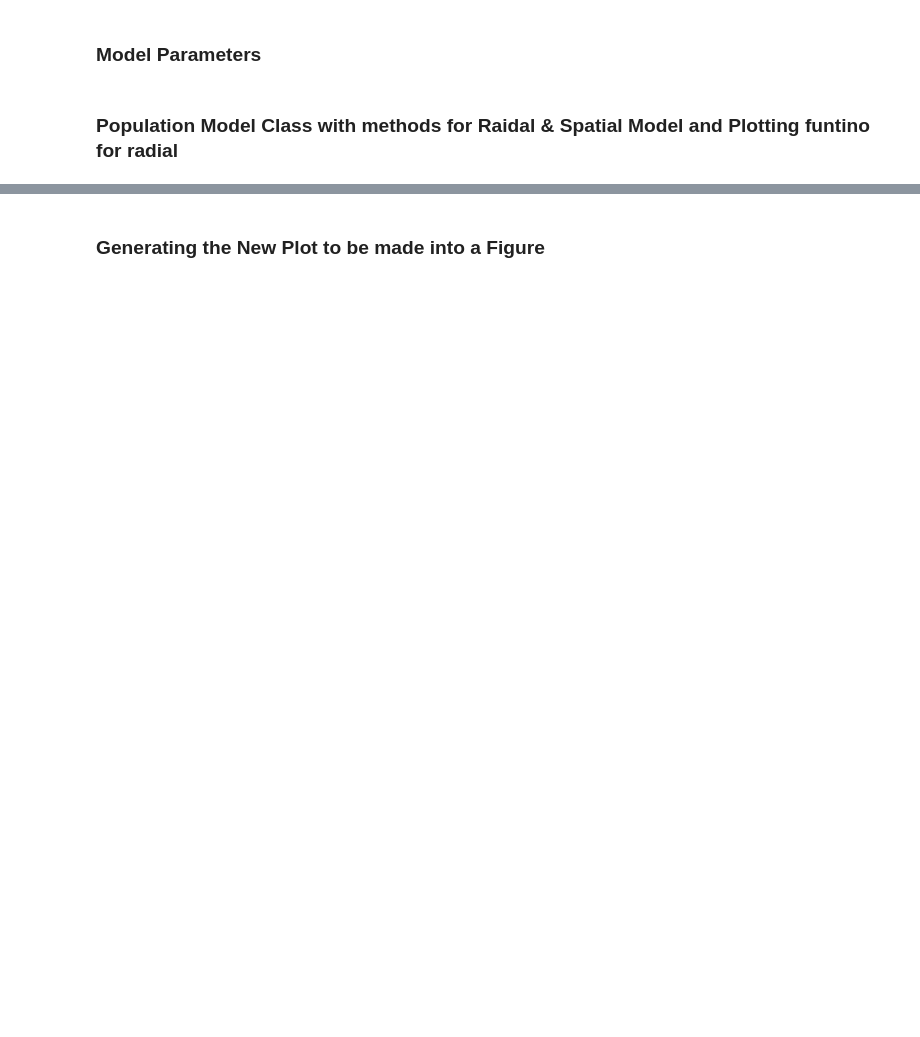
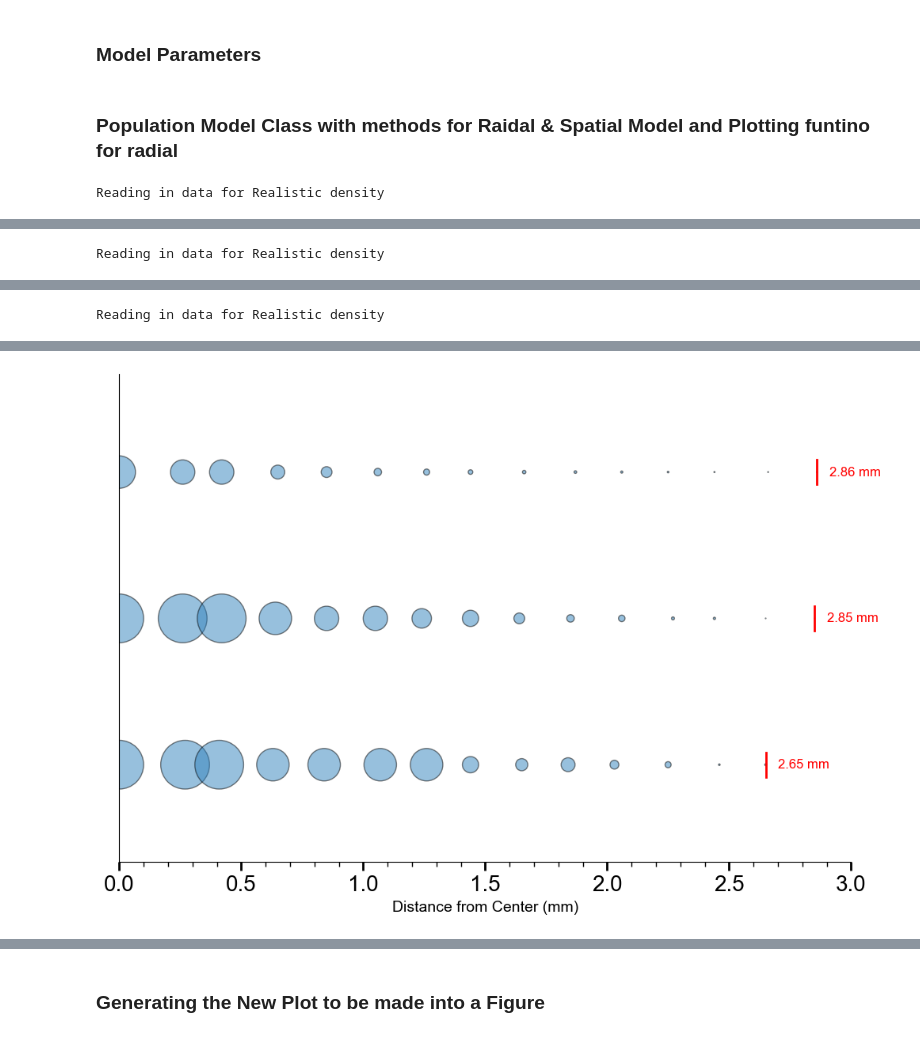
Before and after one commit to abhinavp5/NeuralEncodingModel, a Jupyter notebook: vf_popul_model.ipynb, the cells around one changed output, grey strips where cells are left out. Saved outputs shown, nothing was run; the diff lists cells and outputs as text; code cells hidden in the pictures; blank space fills up the shorter version.

Commit message:
update figures and improve smoothing methods in spatial plots

```diff
--- a/vf_popul_model.ipynb
+++ b/vf_popul_model.ipynb
@@ -1135,0 +1137,4 @@ class VF_Population_Model:
+# %%
+VF_Population_Model.radial_visualization_on_spatial_coords_multiple(aff_type="RA")
+# %% [output]
+Reading in data for Realistic density
@@ -1135,0 +1142 @@ class VF_Population_Model:
+Reading in data for Realistic density
@@ -1135,0 +1144 @@ class VF_Population_Model:
+Reading in data for Realistic density
@@ -1135,0 +1146 @@ class VF_Population_Model:
+[figure, added]
```
Also changed, not shown: parts of 8 cells of this notebook, 19 other files.
